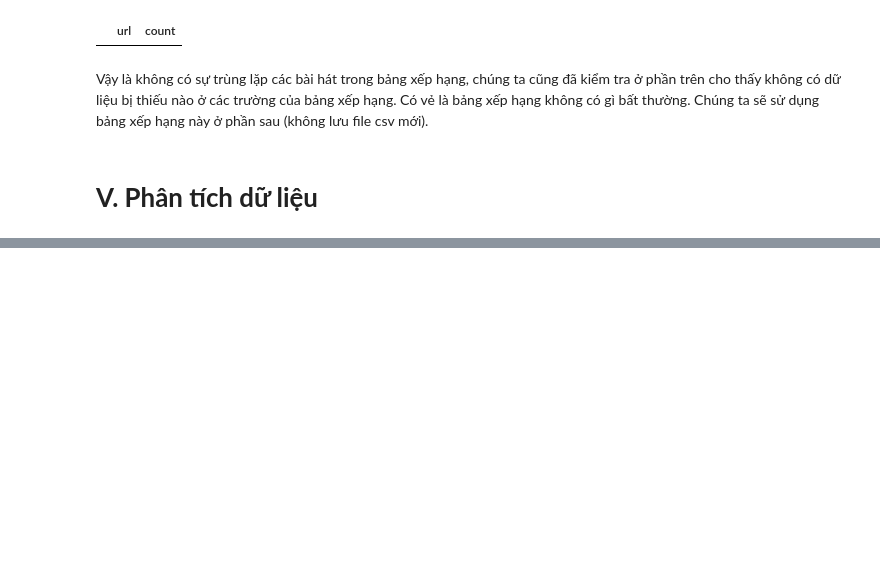
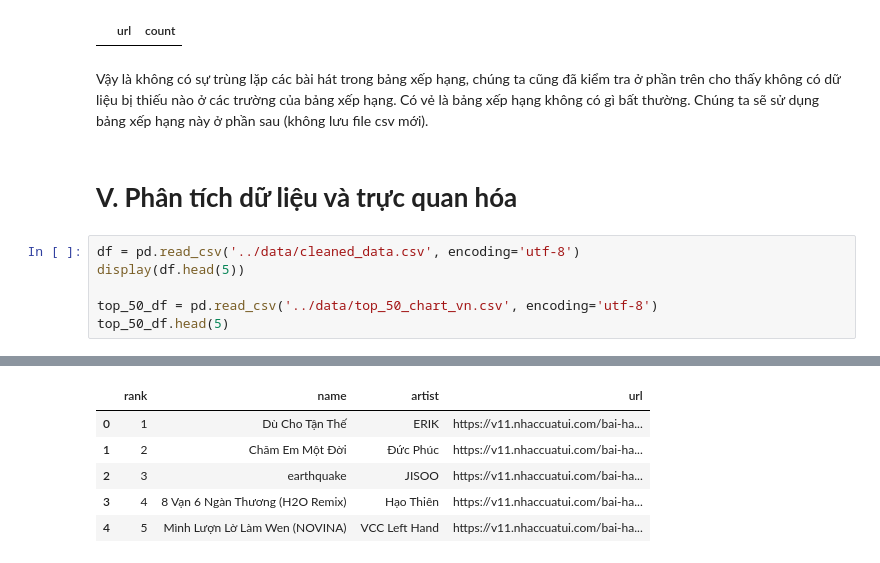
Before and after one commit to pililover/Visualization-Lab, a Jupyter notebook: sourcecode/data_visualization.ipynb, the cells around one changed output, grey strips where cells are left out. Cells and saved outputs as stored; diff of their text form; blank space fills up the shorter version.

```diff
--- a/sourcecode/data_visualization.ipynb
+++ b/sourcecode/data_visualization.ipynb
@@ -797,4 +793,11 @@ Vậy là không có sự trùng lặp các bài hát trong bảng xếp hạng,
 # %% [markdown]
 <div id='analysis'></div>
 
-# **V. Phân tích dữ liệu**
+# **V. Phân tích dữ liệu và trực quan hóa**
+# %%
+df = pd.read_csv('../data/cleaned_data.csv', encoding='utf-8')
+display(df.head(5))
+
+top_50_df = pd.read_csv('../data/top_50_chart_vn.csv', encoding='utf-8')
+top_50_df.head(5)
+# %% [output]
@@ -800,0 +810,6 @@ Vậy là không có sự trùng lặp các bài hát trong bảng xếp hạng,
+|  | rank | name | artist | url |
+| 0 | 1 | Dù Cho Tận Thế | ERIK | https://v11.nhaccuatui.com/bai-ha... |
+| 1 | 2 | Chăm Em Một Đời | Đức Phúc | https://v11.nhaccuatui.com/bai-ha... |
+| 2 | 3 | earthquake | JISOO | https://v11.nhaccuatui.com/bai-ha... |
+| 3 | 4 | 8 Vạn 6 Ngàn Thương (H2O Remix) | Hạo Thiên | https://v11.nhaccuatui.com/bai-ha... |
+| 4 | 5 | Mình Lượn Lờ Làm Wen (NOVINA) | VCC Left Hand | https://v11.nhaccuatui.com/bai-ha... |
```
Also changed, not shown: parts of 25 cells of this notebook, 2 other files.
